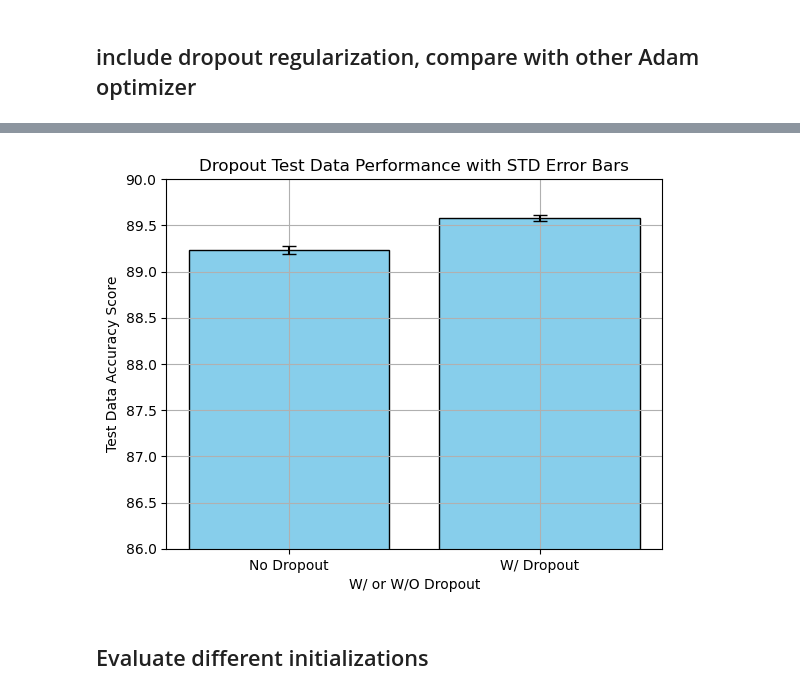
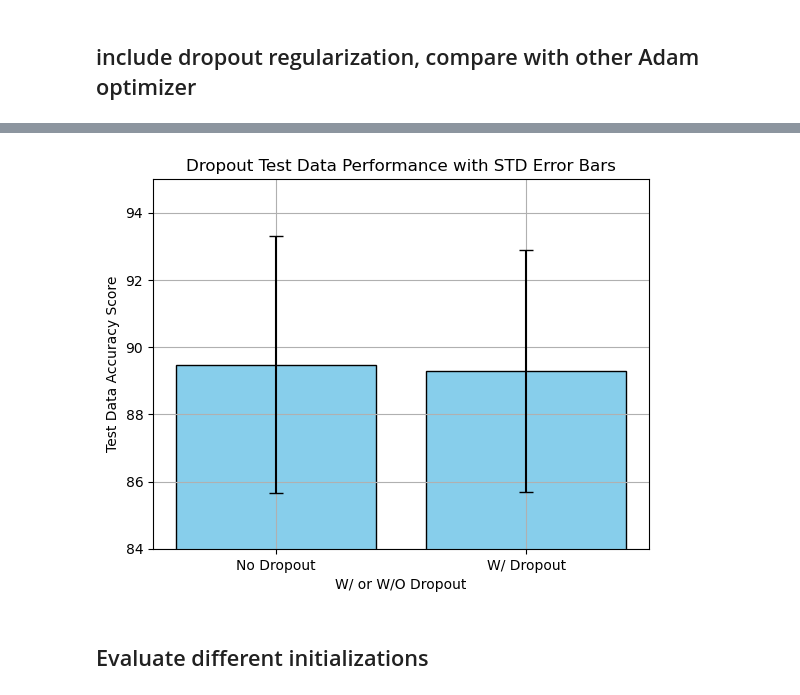
Before and after one commit to jadeglaister/AMATH582, a Jupyter notebook: HW4/HW4code.ipynb, the cells around one changed output, grey strips where cells are left out. Saved outputs shown, nothing was run; the diff lists cells and outputs as text; code cells hidden in the pictures.

```diff
--- a/HW4/HW4code.ipynb
+++ b/HW4/HW4code.ipynb
@@ -299,7 +299,7 @@ def acc_test(model, test_batch_size):
 
         # Compute total (mean) accuracy
         test_acc_mean = (test_acc_sum / num_test_batches) * 100
-        test_acc_std = np.std(test_acc_arr)
+        test_acc_std = np.std(test_acc_arr) *100
         # Report total (mean) accuracy, can also compute std based on batches
         print(f'Total mean accuracy is {test_acc_mean} with std of {test_acc_std}')
 
@@ -604,33 +619,33 @@ Epoch: 11; Validation Accuracy:88.18863981762918%
 # %%
 x_labels = np.array(['No Dropout', 'W/ Dropout'])
 
 # Define x positions for training (left) and testing (right)
 x_te_opt = np.arange(len(x_labels))
 
 # Means for training and testing sets
 y_te_opt = np.array([Adam_acc_mean, Adam_acc_mea_d])
 
 # Standard deviations for training and testing sets
 e_te_opt = np.array([Adam_acc_std, Adam_acc_std_d])
 
 # Plot with slight horizontal offsets for better visualization
 plt.bar(x_te_opt, y_te_opt, yerr=e_te_opt, capsize=5, color='skyblue', edgecolor='black')
 
 
 # Adjust x-ticks to align with category labels
 plt.xticks(np.arange(len(x_labels)), x_labels)
 
 # Labels and title
 plt.xlabel("W/ or W/O Dropout")
 plt.ylabel("Test Data Accuracy Score")
-plt.ylim([86,90])
+plt.ylim([84,95])
 plt.title("Dropout Test Data Performance with STD Error Bars")
 plt.grid()
 
 # save plot
 plt.savefig(f'/Users/jadeg/Documents/UW/winter/AMATH 582/HW4/figures/dropcompare_te.png')
 # %% [output]
-[figure, old version]
+[figure, new version]
 # %% [markdown]
 ## Evaluate different initializations
 # %% [markdown]
```
Also changed, not shown: parts of 18 cells of this notebook.
